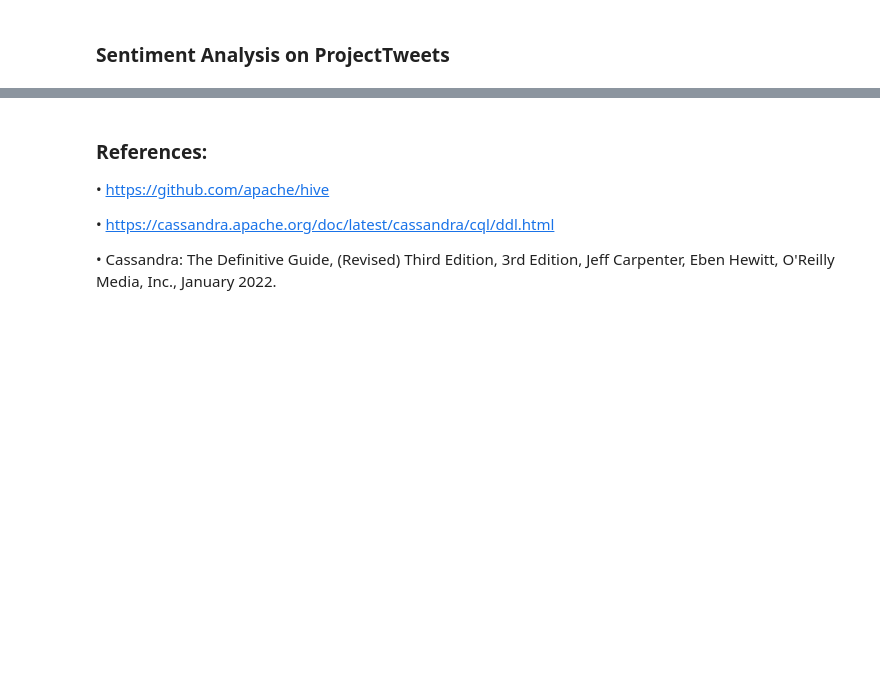
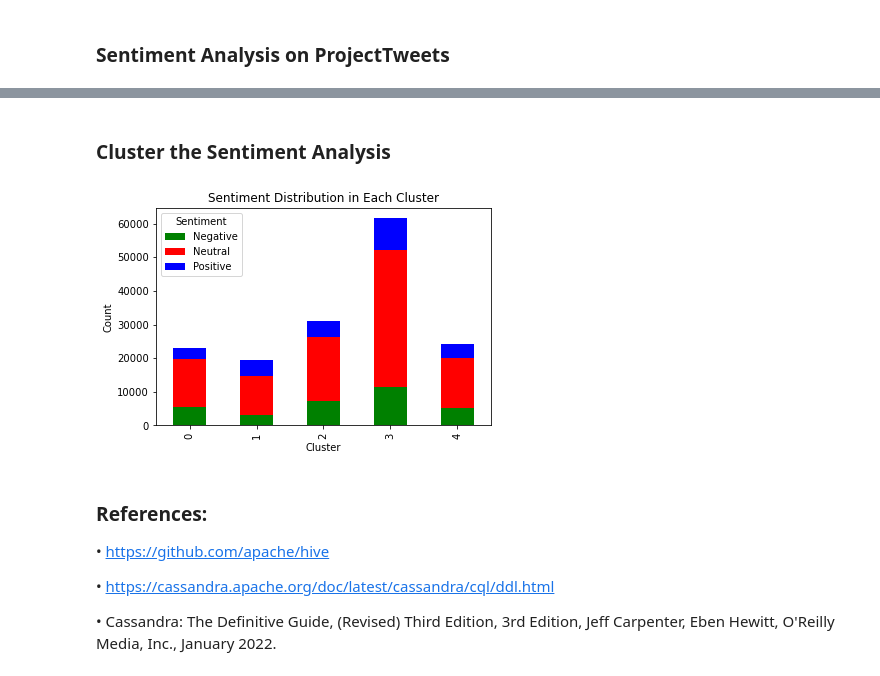
Before and after one commit to CleliaCaetano/CA2_SEM2_ProjectTweets, a Jupyter notebook: MScDataAnalytics_CA2_SEM2_CleliaCaetano.ipynb, the cells around one changed output, grey strips where cells are left out. Saved outputs shown, nothing was run; the diff lists cells and outputs as text; code cells hidden in the pictures; blank space fills up the shorter version.

Commit message:
Add files via upload
Sentiment Analysis

```diff
--- a/MScDataAnalytics_CA2_SEM2_CleliaCaetano.ipynb
+++ b/MScDataAnalytics_CA2_SEM2_CleliaCaetano.ipynb
@@ -1079,0 +1155,3 @@ print(f"Number of rows not in English: {num_non_english_rows}")
+# %%
+# Sample a fraction of the data (10%)
+pandas_df_sample = pandas_df.sample(frac=0.1, random_state=42)
@@ -1079,0 +1160,15 @@ print(f"Number of rows not in English: {num_non_english_rows}")
+# %%
+from sklearn.feature_extraction.text import CountVectorizer
+from scipy.sparse import csr_matrix
+
+# Convert the list of tokens back to space-separated strings
+pandas_df_sample['tokenized_tweet_str'] = pandas_df_sample['tokenized_tweet'].apply(lambda tokens: ' '.join(tokens))
+
+# Instantiate CountVectorizer
+cv = CountVectorizer(max_features=3000, stop_words=['hole', 'trade'])
+
+# Fit and transform the tokenized tweets
+X_fin_sparse = cv.fit_transform(pandas_df_sample['tokenized_tweet_str'])
+
+# Display the Bag of Words shape
+print("Shape of Bag of Words matrix:", X_fin_sparse.shape)
@@ -1080,3 +1263,37 @@ print(f"Number of rows not in English: {num_non_english_rows}")
+# %% [markdown]
+### Cluster the Sentiment Analysis
+# %%
+from sklearn.cluster import KMeans
+
+# create a KMeans instance with the desired number of clusters.
+kmeans = KMeans(n_clusters=5, random_state=42)
+
+# perform clustering on the bag-of-words representation.
+clusters = kmeans.fit_predict(X_fin_sparse)
+
+# create a DataFrame from the post data.
+pandas_df_sample = pd.DataFrame(pandas_df_sample, columns=['Tweet', 'Sentiment'])
+
+# store the 'Sentiment' column in the 'sentiments' variable.
+sentiments = pandas_df_sample['Sentiment']
+
+# define color mapping for each sentiment.
+color_map = {'Positive': 'green', 'Negative': 'red', 'Neutral': 'blue'}
+
+# assign colors to sentiments based on the color mapping.
+colors = [color_map[sentiment] for sentiment in sentiments]
+
+# Count the number of tweets in each cluster for each sentiment
+cluster_sentiment_counts = pd.crosstab(clusters, sentiments)
+
+# Plot a bar chart
+cluster_sentiment_counts.plot(kind='bar', stacked=True, color=['green', 'red', 'blue'])
+plt.xlabel('Cluster')
+plt.ylabel('Count')
+plt.title('Sentiment Distribution in Each Cluster')
+plt.show()
+# %% [output]
+[figure, added]
 # %% [markdown]
 ### References:
 
```
Also changed, not shown: parts of 54 cells of this notebook.
